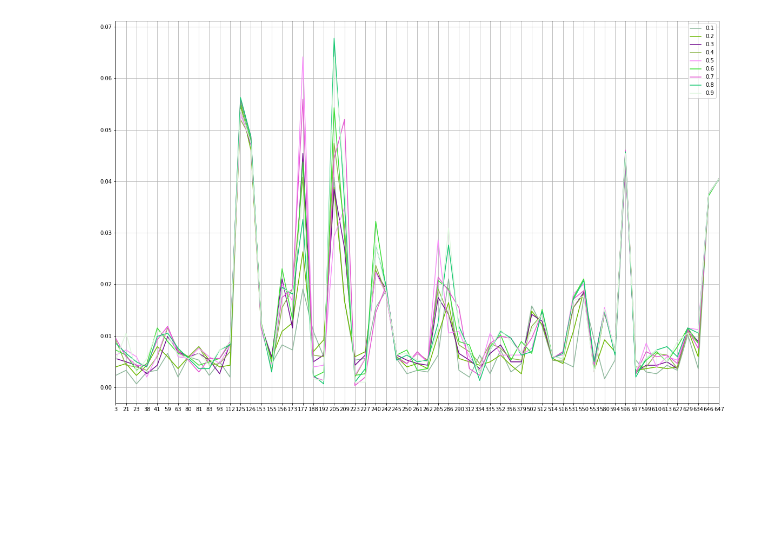
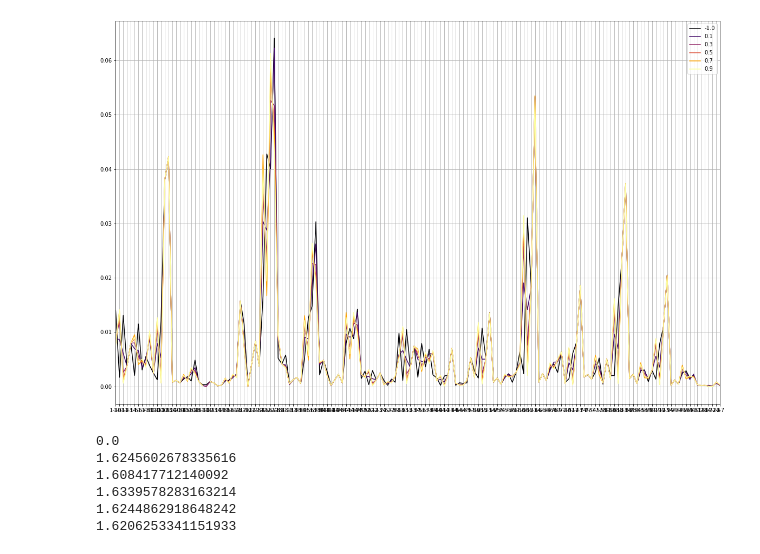
Before and after one commit to transp-or/pedestrian-control-simulator, a Jupyter notebook: src/main/python/parrallel-coords.ipynb, the cells around one changed output. Cells and saved outputs as stored; diff of their text form; code cells hidden in the pictures; blank space fills up the shorter version.

Commit message:
merge beta expoloration

```diff
--- a/src/main/python/parrallel-coords.ipynb
+++ b/src/main/python/parrallel-coords.ipynb
@@ -6,8 +6,11 @@ from pandas.plotting import parallel_coordinates
 # %%
-df = pd.read_csv('../../../piw-amw-route-choice-calibration-fixed_routes_usage.csv')
-df = df.drop(columns=["route"])
+
+
+df = pd.read_csv('../../../piw-route-choice-varying-beta_routes_usage.csv')
+df = df.set_index('route')
+#df = df.drop(columns=["route"])
 df = df.transpose()
-df = df.loc[:, (df.max(axis=0) > 0.005)]
+#df = df.loc[:, (df.max(axis=0) > 0.005)]
 df = df.reset_index()
 df = df.rename(columns={'index':"beta"})
 df.head()
@@ -21,0 +25,10 @@ df.head()
+# %%
+df_ref = pd.read_csv('../../../piw-route-choice-shortest-path_routes_usage.csv')
+df_ref = df_ref.set_index('route')
+#df_ref = df_ref.drop(columns=["route"])
+df_ref = df_ref.transpose()
+#df_ref = df_ref.loc[:, (df_ref.max(axis=0) > 0.005)]
+df_ref = df_ref.reset_index()
+df_ref = df_ref.rename(columns={'index':"beta"})
+df_ref = df_ref.drop(index=[1])
+df_ref.head()
@@ -21,0 +39,8 @@ df.head()
+# %%
+df_new = df_ref.append(df, ignore_index=True)
+#df_new = df_new.reset_index()
+#df_new = df_new.rename(columns={'index':"route"})
+#df_new = df_new.set_index('route')
+df_new["beta"] = pd.to_numeric(df_new["beta"], downcast="float")
+#df_new = df_new.loc[:, (df_new.max(axis=0) > 0.01)]
+df_new.head()
@@ -22,6 +55,18 @@ df.head()
 # %%
+
 plt.figure(figsize=(20,13))
-parallel_coordinates(df, 'beta', axvlines= False)
+parallel_coordinates(df_new, 'beta', axvlines= False, colormap="inferno")
 plt.show()
 # %% [output]
-[figure, old version]
+[figure, new version]
+# %%
+for index, row in df_new.iterrows():
+    print(scipy.spatial.distance.euclidean(df_new.iloc[:,0], df_new.iloc[:,index])
+)
+# %% [output]
+0.0
+1.6245602678335616
+1.608417712140092
+1.6339578283163214
+1.6244862918648242
+1.6206253341151933
```
Also changed, not shown: parts of 4 cells of this notebook, 9 other files.
